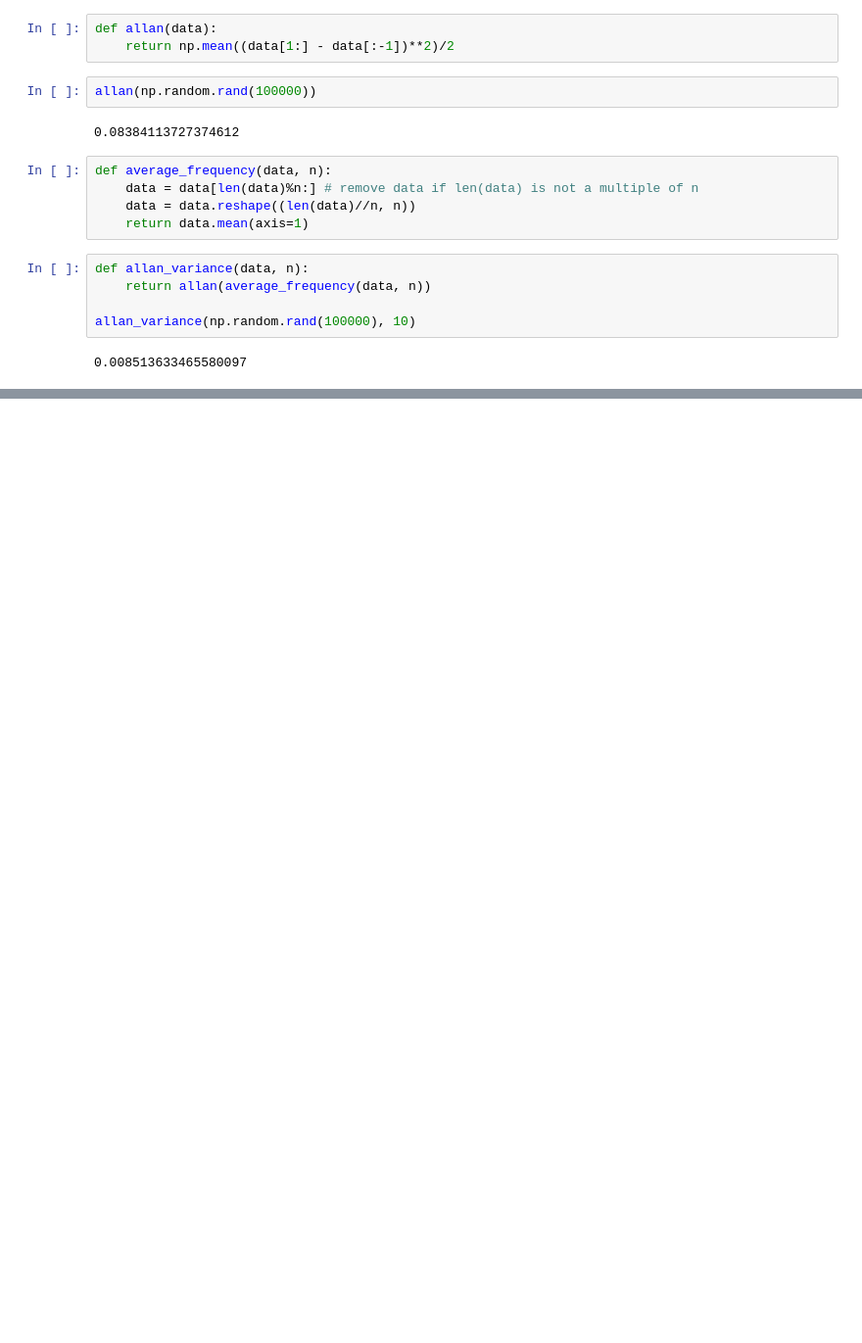
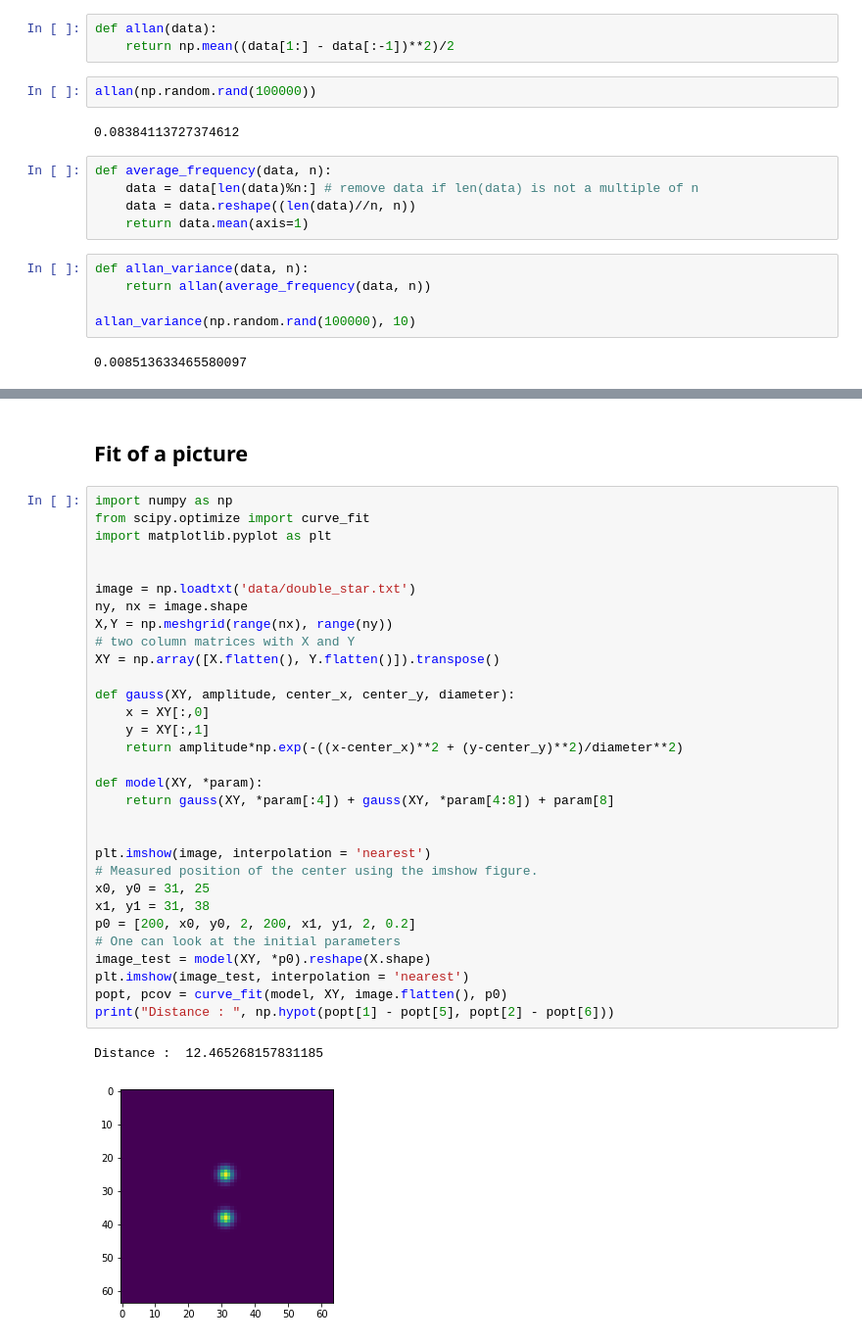
Before and after one commit to clade/edpif2019, a Jupyter notebook: module2/exos_numpy.ipynb, the cells around one changed output, grey strips where cells are left out. Shown: that part at 98% size. Drawn from its saved outputs; the diff is of its cells as text; blank space fills up the shorter version.

```diff
--- a/module2/exos_numpy.ipynb
+++ b/module2/exos_numpy.ipynb
@@ -52,0 +107,36 @@ allan_variance(np.random.rand(100000), 10)
+# %% [markdown]
+## Fit of a picture
+# %%
+import numpy as np
+from scipy.optimize import curve_fit
+import matplotlib.pyplot as plt
+
+
+image = np.loadtxt('data/double_star.txt')
+ny, nx = image.shape
+X,Y = np.meshgrid(range(nx), range(ny))
+# two column matrices with X and Y
+XY = np.array([X.flatten(), Y.flatten()]).transpose()
+
+def gauss(XY, amplitude, center_x, center_y, diameter):
+    x = XY[:,0]
+    y = XY[:,1]
+    return amplitude*np.exp(-((x-center_x)**2 + (y-center_y)**2)/diameter**2)
+
+def model(XY, *param):
+    return gauss(XY, *param[:4]) + gauss(XY, *param[4:8]) + param[8]
+
+
+plt.imshow(image, interpolation = 'nearest')
+# Measured position of the center using the imshow figure.
+x0, y0 = 31, 25
+x1, y1 = 31, 38
+p0 = [200, x0, y0, 2, 200, x1, y1, 2, 0.2]
+# One can look at the initial parameters
+image_test = model(XY, *p0).reshape(X.shape)
+plt.imshow(image_test, interpolation = 'nearest')
+popt, pcov = curve_fit(model, XY, image.flatten(), p0)
+print("Distance : ", np.hypot(popt[1] - popt[5], popt[2] - popt[6]))
+# %% [output]
+Distance :  12.465268157831185
+[figure, added]
```
Also changed, not shown: parts of 6 cells of this notebook.
